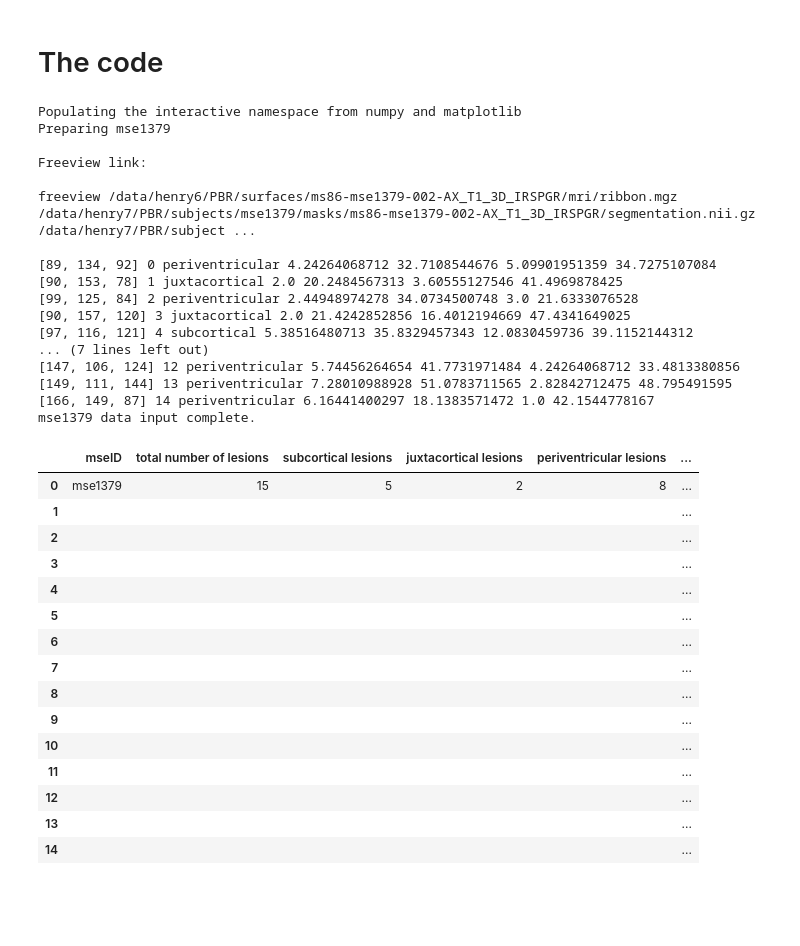
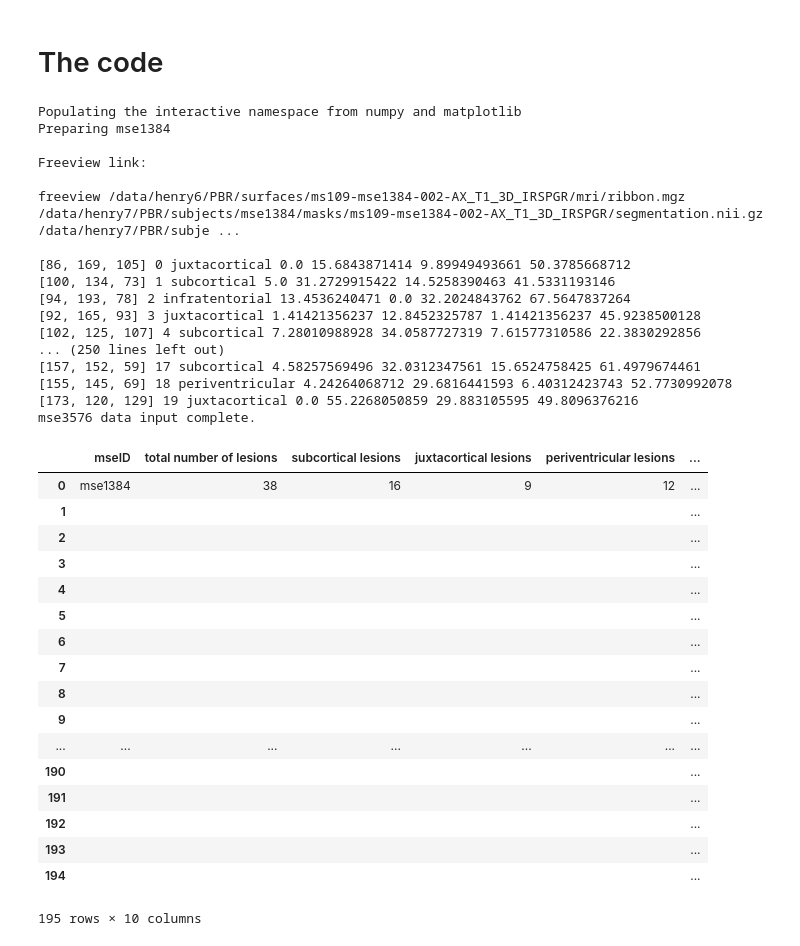
Before and after one commit to mahirhkhan/lesion_label, a Jupyter notebook: starter_notebookMK.ipynb, the cells around one changed output. Cells and saved outputs as stored; diff of their text form; code cells hidden in the pictures; blank space fills up the shorter version.

```diff
--- a/starter_notebookMK.ipynb
+++ b/starter_notebookMK.ipynb
@@ -16,8 +16,8 @@ from numpy.linalg import inv
 ## Import mse IDs
 
 subjects_txt = np.genfromtxt("pbr_baselines.txt", dtype=str)
-#subjects = subjects_txt[8:9]
-subjects = ['mse1379']
+subjects = subjects_txt[10:20]
+#subjects = ['mse1379']
 all_sub_results = {"mseID":[],
                    "total number of lesions":[],
                    "subcortical lesions":[],
@@ -304,46 +304,46 @@ for numsubjects in range(len(subjects)):
             all_sub_results["subcortical lesions"].append("")
             all_sub_results["juxtacortical lesions"].append("")
             all_sub_results["periventricular lesions"].append("")
             all_sub_results["infratentorial lesions"].append("")
             all_sub_results["lesion"].append(count+1)
             all_sub_results["type"].append(les_type[count])
             all_sub_results["center coordinates"].append(str(les_averages[count]))
             all_sub_results["volume"].append(len(lesions[count]))
     print subjects[numsubjects], "data input complete."
 #print all_sub_results
 
 sub_results = pd.DataFrame(all_sub_results,columns=["mseID",
                                                     "total number of lesions",
                                                     "subcortical lesions",
                                                     "juxtacortical lesions",
                                                     "periventricular lesions",
                                                     "infratentorial lesions",
                                                     "lesion",
                                                     "type",
                                                     "center coordinates",
                                                     "volume"])
 sub_results.to_csv('/home/mkhan/lesion_info.csv')
 sub_results
 # %% [output]
 Populating the interactive namespace from numpy and matplotlib
-Preparing mse1379
+Preparing mse1384
 
 Freeview link:
 
-freeview /data/henry6/PBR/surfaces/ms86-mse1379-002-AX_T1_3D_IRSPGR/mri/ribbon.mgz /data/henry7/PBR/subjects/mse1379/masks/ms86-mse1379-002-AX_T1_3D_IRSPGR/segmentation.nii.gz /data/henry7/PBR/subject ...
+freeview /data/henry6/PBR/surfaces/ms109-mse1384-002-AX_T1_3D_IRSPGR/mri/ribbon.mgz /data/henry7/PBR/subjects/mse1384/masks/ms109-mse1384-002-AX_T1_3D_IRSPGR/segmentation.nii.gz /data/henry7/PBR/subje ...
 
-[89, 134, 92] 0 periventricular 4.24264068712 32.7108544676 5.09901951359 34.7275107084
-[90, 153, 78] 1 juxtacortical 2.0 20.2484567313 3.60555127546 41.4969878425
-[99, 125, 84] 2 periventricular 2.44948974278 34.0734500748 3.0 21.6333076528
-[90, 157, 120] 3 juxtacortical 2.0 21.4242852856 16.4012194669 47.4341649025
-[97, 116, 121] 4 subcortical 5.38516480713 35.8329457343 12.0830459736 39.1152144312
-... (7 lines left out)
-[147, 106, 124] 12 periventricular 5.74456264654 41.7731971484 4.24264068712 33.4813380856
-[149, 111, 144] 13 periventricular 7.28010988928 51.0783711565 2.82842712475 48.795491595
-[166, 149, 87] 14 periventricular 6.16441400297 18.1383571472 1.0 42.1544778167
-mse1379 data input complete.
+[86, 169, 105] 0 juxtacortical 0.0 15.6843871414 9.89949493661 50.3785668712
+[100, 134, 73] 1 subcortical 5.0 31.2729915422 14.5258390463 41.5331193146
+[94, 193, 78] 2 infratentorial 13.4536240471 0.0 32.2024843762 67.5647837264
+[92, 165, 93] 3 juxtacortical 1.41421356237 12.8452325787 1.41421356237 45.9238500128
+[102, 125, 107] 4 subcortical 7.28010988928 34.0587727319 7.61577310586 22.3830292856
+... (250 lines left out)
+[157, 152, 59] 17 subcortical 4.58257569496 32.0312347561 15.6524758425 61.4979674461
+[155, 145, 69] 18 periventricular 4.24264068712 29.6816441593 6.40312423743 52.7730992078
+[173, 120, 129] 19 juxtacortical 0.0 55.2268050859 29.883105595 49.8096376216
+mse3576 data input complete.
 |  | mseID | total number of lesions | subcortical lesions | juxtacortical lesions | periventricular lesions | ... |
-| 0 | mse1379 | 15 | 5 | 2 | 8 | ... |
+| 0 | mse1384 | 38 | 16 | 9 | 12 | ... |
 | 1 |  |  |  |  |  | ... |
 | 2 |  |  |  |  |  | ... |
 | 3 |  |  |  |  |  | ... |
@@ -353,8 +353,10 @@ mse1379 data input complete.
 | 7 |  |  |  |  |  | ... |
 | 8 |  |  |  |  |  | ... |
 | 9 |  |  |  |  |  | ... |
-| 10 |  |  |  |  |  | ... |
-| 11 |  |  |  |  |  | ... |
-| 12 |  |  |  |  |  | ... |
-| 13 |  |  |  |  |  | ... |
-| 14 |  |  |  |  |  | ... |
+| ... | ... | ... | ... | ... | ... | ... |
+| 190 |  |  |  |  |  | ... |
+| 191 |  |  |  |  |  | ... |
+| 192 |  |  |  |  |  | ... |
+| 193 |  |  |  |  |  | ... |
+| 194 |  |  |  |  |  | ... |
+195 rows × 10 columns
```
